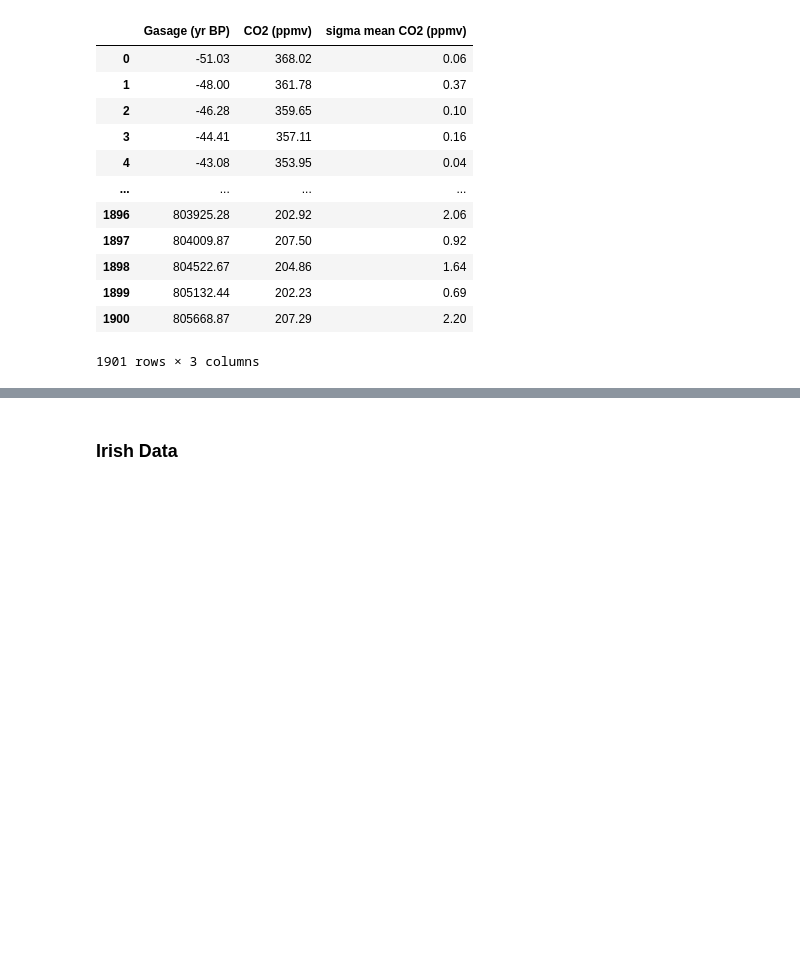
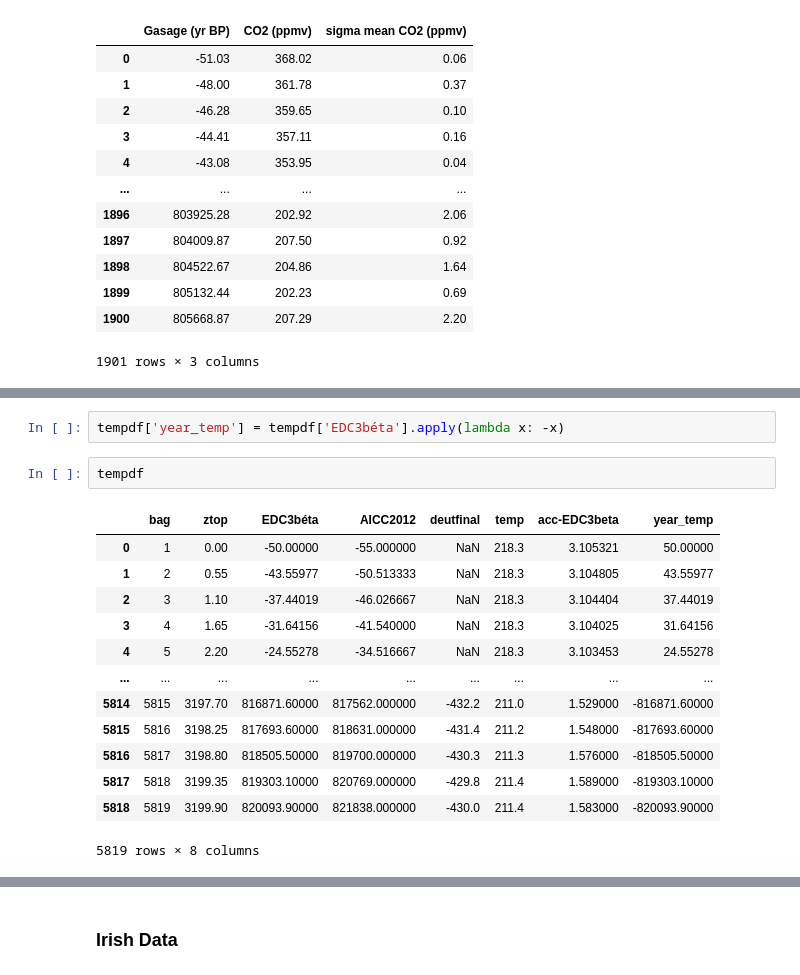
Before and after one commit to emma2d/Prog_for_DA.Project2, a Jupyter notebook: project2.ipynb, the cells around one changed output, grey strips where cells are left out. Saved outputs shown, nothing was run; the diff lists cells and outputs as text; blank space fills up the shorter version.

```diff
--- a/project2.ipynb
+++ b/project2.ipynb
@@ -39,0 +68,18 @@ sns.set(rc={'figure.figsize':(11.7,8.27)})
+# %%
+tempdf['year_temp'] = tempdf['EDC3béta'].apply(lambda x: -x)
+# %%
+tempdf
+# %% [output]
+|  | bag | ztop | EDC3béta | AICC2012 | deutfinal | temp | acc-EDC3beta | year_temp |
+| 0 | 1 | 0.00 | -50.00000 | -55.000000 | NaN | 218.3 | 3.105321 | 50.00000 |
+| 1 | 2 | 0.55 | -43.55977 | -50.513333 | NaN | 218.3 | 3.104805 | 43.55977 |
+| 2 | 3 | 1.10 | -37.44019 | -46.026667 | NaN | 218.3 | 3.104404 | 37.44019 |
+| 3 | 4 | 1.65 | -31.64156 | -41.540000 | NaN | 218.3 | 3.104025 | 31.64156 |
+| 4 | 5 | 2.20 | -24.55278 | -34.516667 | NaN | 218.3 | 3.103453 | 24.55278 |
+| ... | ... | ... | ... | ... | ... | ... | ... | ... |
+| 5814 | 5815 | 3197.70 | 816871.60000 | 817562.000000 | -432.2 | 211.0 | 1.529000 | -816871.60000 |
+| 5815 | 5816 | 3198.25 | 817693.60000 | 818631.000000 | -431.4 | 211.2 | 1.548000 | -817693.60000 |
+| 5816 | 5817 | 3198.80 | 818505.50000 | 819700.000000 | -430.3 | 211.3 | 1.576000 | -818505.50000 |
+| 5817 | 5818 | 3199.35 | 819303.10000 | 820769.000000 | -429.8 | 211.4 | 1.589000 | -819303.10000 |
+| 5818 | 5819 | 3199.90 | 820093.90000 | 821838.000000 | -430.0 | 211.4 | 1.583000 | -820093.90000 |
+5819 rows × 8 columns
```
Also changed, not shown: parts of 14 cells of this notebook.
